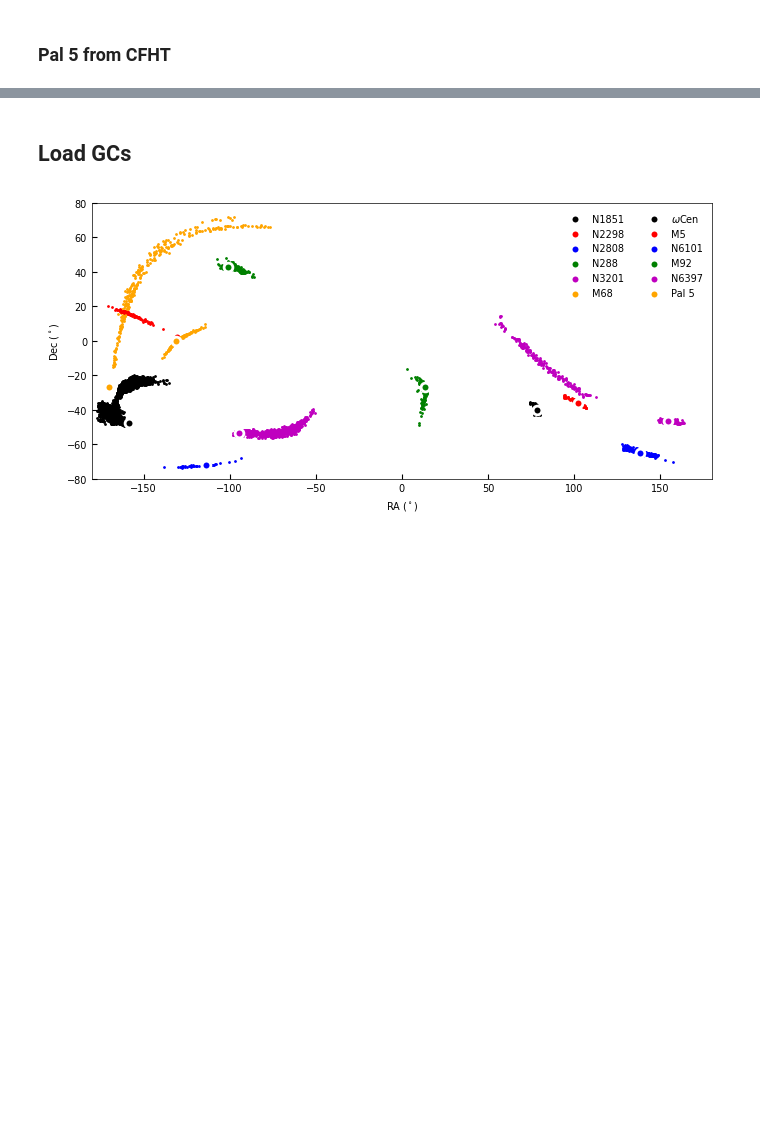
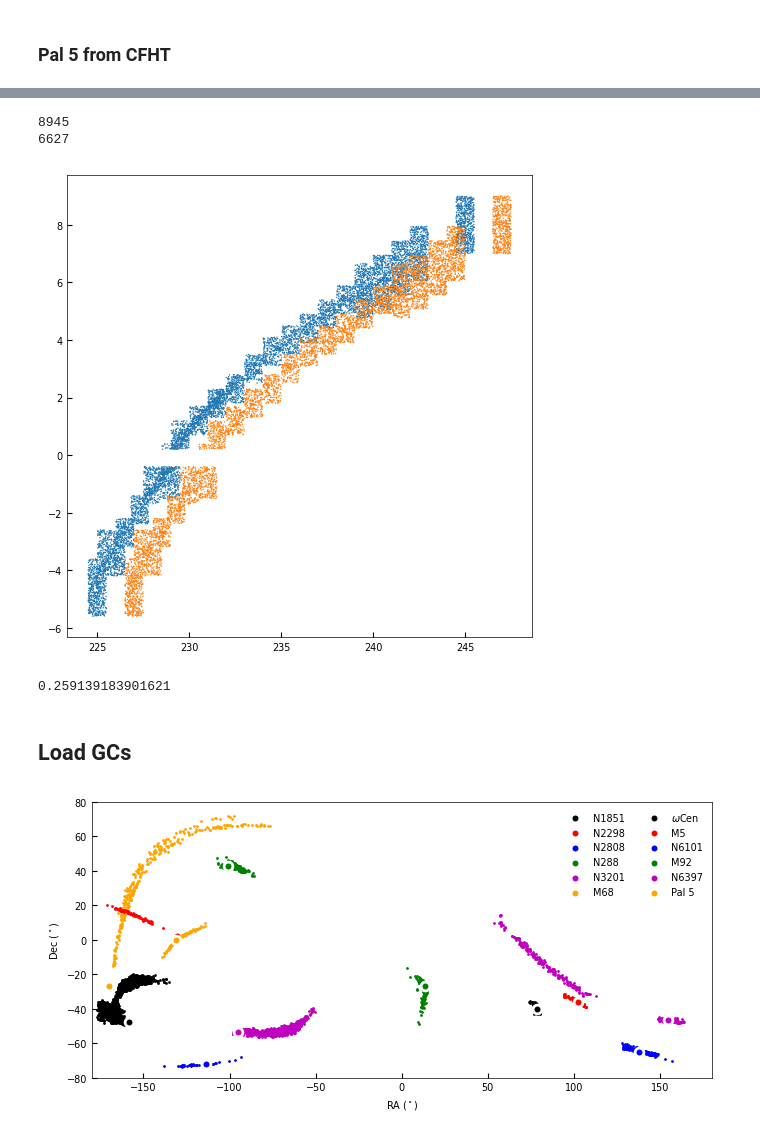
Before and after one commit to ybillchen/GC_stream, a Jupyter notebook: notebooks/streamfinder_catalog.ipynb, the cells around one changed output, grey strips where cells are left out. Saved outputs shown, nothing was run; the diff lists cells and outputs as text; code cells hidden in the pictures; blank space fills up the shorter version.

```diff
--- a/notebooks/streamfinder_catalog.ipynb
+++ b/notebooks/streamfinder_catalog.ipynb
@@ -312,0 +356,26 @@ plt.show()
+# %%
+fig, ax0 = plt.subplots(1, 1, figsize=(6,6), sharex=False, sharey=False)
+
+ra = data_cfht.ra.to_value('deg')
+dec = data_cfht.dec.to_value('deg')
+# plt.hist2d(ra[dec>0.2], dec[dec>0.2], bins=50)#, norm=mpl.colors.LogNorm())
+# plt.hist2d(ra[dec<-0.4], dec[dec<-0.4], bins=50)#, norm=mpl.colors.LogNorm())
+
+plt.scatter(ra[(dec>0.2)|(dec<-0.4)], dec[(dec>0.2)|(dec<-0.4)], ec='none', s=1)
+print(len(ra[(dec>0.2)|(dec<-0.4)]))
+# plt.scatter(ra[dec<-0.4], dec[dec<-0.4], ec='none', s=1)
+
+ra2 = data2_cfht.ra.to_value('deg')
+dec2 = data2_cfht.dec.to_value('deg')
+plt.scatter(ra2[(dec2>0.2)|(dec2<-0.4)]+2, dec2[(dec2>0.2)|(dec2<-0.4)], ec='none', s=1)
+print(len(ra2[(dec2>0.2)|(dec2<-0.4)]))
+
+plt.show()
+# %% [output]
+8945
+6627
+[figure, added]
+# %%
+(8945 - 6627) / 8945
+# %% [output]
+0.259139183901621
```
Also changed, not shown: parts of 14 cells of this notebook, 4 other files.
